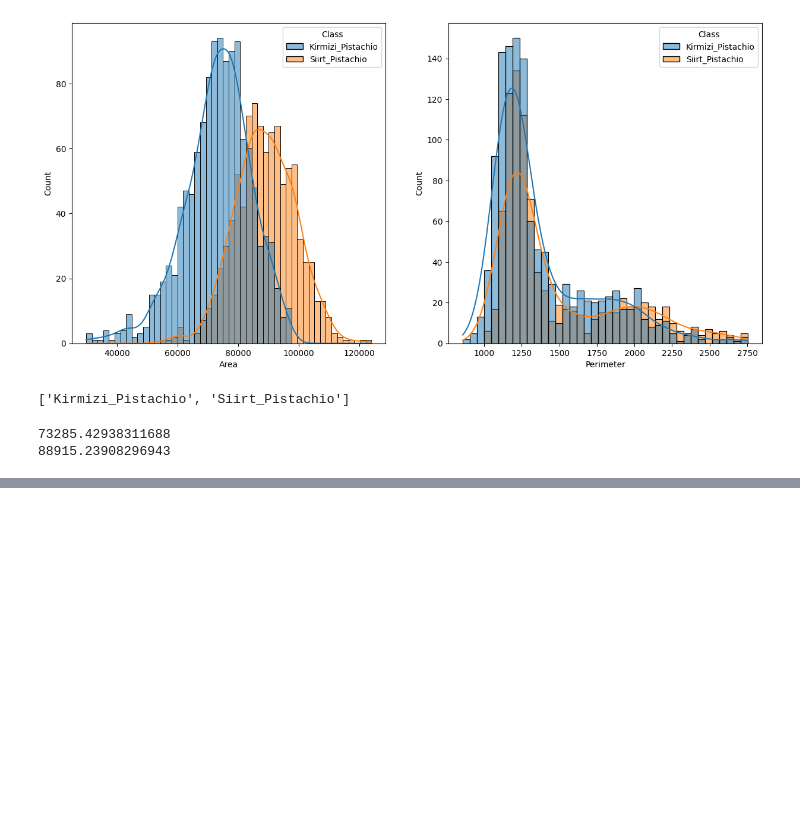
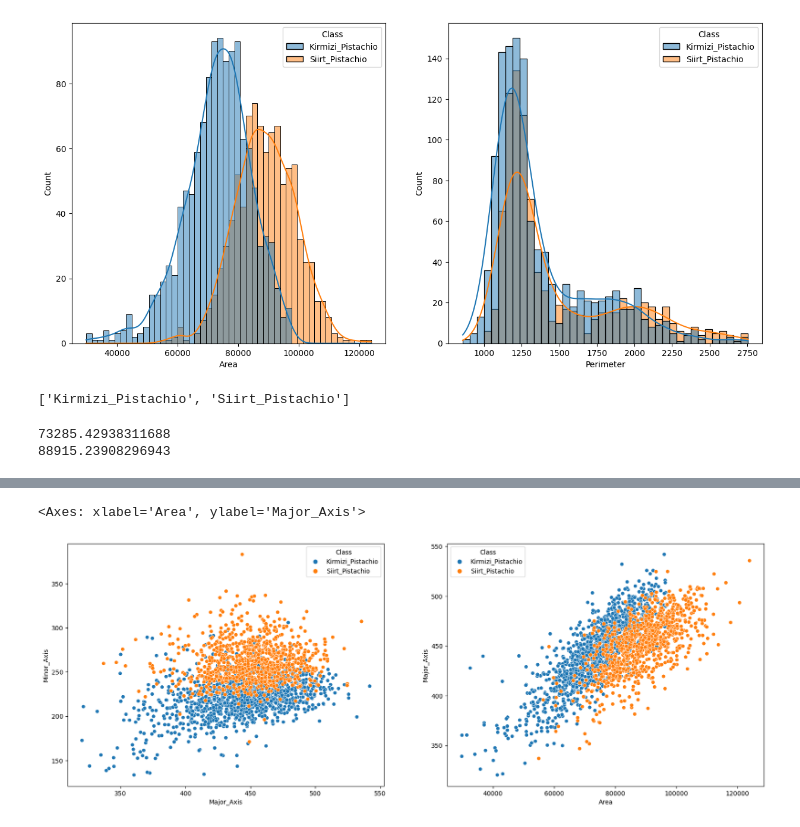
Before and after one commit to harihara-rajan/EDA-Pistachio-Classification, a Jupyter notebook: pistachio_eda_analysis.ipynb, the cells around one changed output, grey strips where cells are left out. Drawn from its saved outputs; the diff is of its cells as text; code cells hidden in the pictures; blank space fills up the shorter version.

```diff
--- a/pistachio_eda_analysis.ipynb
+++ b/pistachio_eda_analysis.ipynb
@@ -145,0 +177,9 @@ print(df[df["Class"]==pista_types[1]]["Area"].mean())
+# %%
+fig, axes = plt.subplots(1,2,figsize =(20,7))
+plt.subplot(1,2,1)
+sns.scatterplot(df, x="Major_Axis", y="Minor_Axis", hue="Class")
+plt.subplot(1,2,2)
+sns.scatterplot(df, x="Area", y="Major_Axis", hue="Class")
+# %% [output]
+<Axes: xlabel='Area', ylabel='Major_Axis'>
+[figure, added]
```
Also changed, not shown: parts of 6 cells of this notebook.
